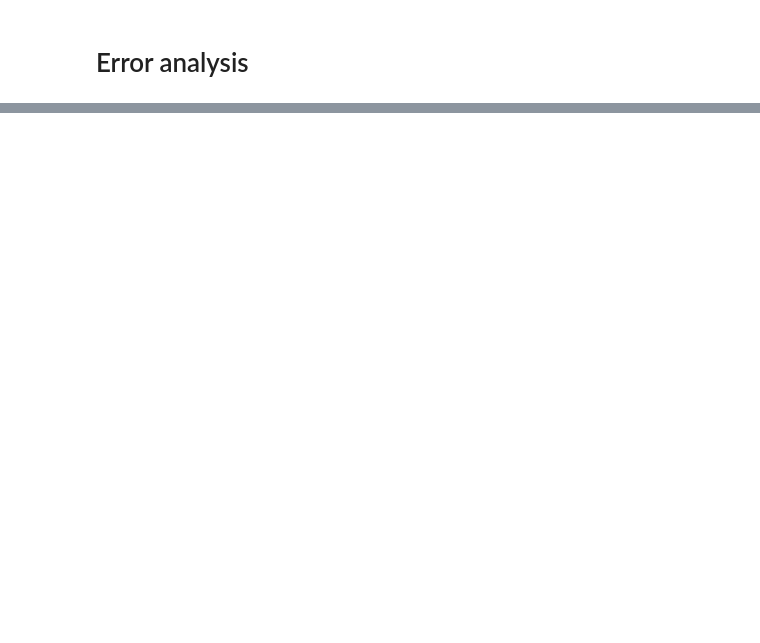
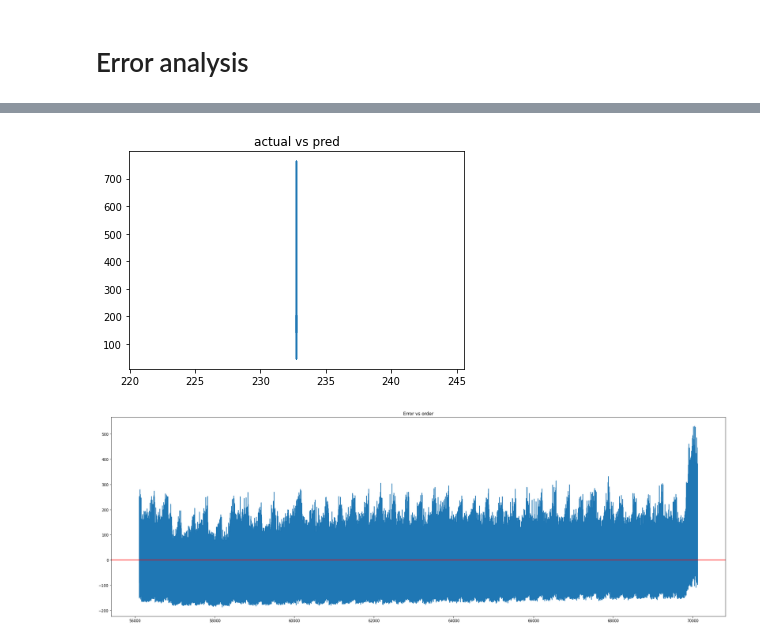
Before and after one commit to nayefahmad/kaggle-tabular-playground, a Jupyter notebook: 01-eda.ipynb, the cells around one changed output, grey strips where cells are left out. Drawn from its saved outputs; the diff is of its cells as text; code cells hidden in the pictures; blank space fills up the shorter version.

```diff
--- a/01-eda.ipynb
+++ b/01-eda.ipynb
@@ -270,3 +296,12 @@ models = {
+# %%
+models = {
+    1: (AvgLastNDays, {'last_x_days': 180}),
+    2: (AvgLastNDays, {'last_x_days': 60}),
+    3: (AvgLastNDays, {'last_x_days': len(df_train)}),
+    4: (AvgLastNDays, {'last_x_days': 14}),
+    5: (AvgLastNDays, {'last_x_days': 1}),
+
+}
 # %% [markdown]
 # Training
 # %%
@@ -298,0 +361,23 @@ AttributeError: 'Series' object has no attribute 'predict'
+# %%
+model_num = 2
+
+fig, ax = plt.subplots()
+ax.plot(preds[model_num], df_validate['num_sold'])
+ax.set_title('actual vs pred')
+plt.show()
+
+
+errors = df_validate['num_sold'] - preds[model_num]
+
+plot_subset = False
+if plot_subset:
+    errors = errors.tail(50)
+
+fig, ax = plt.subplots(figsize=(30,10))
+ax.plot(errors)
+ax.set_title('Error vs order')
+ax.axhline(y=0, color='red')
+plt.show()
+# %% [output]
+[figure, added]
+[figure, added]
```
Also changed, not shown: parts of 17 cells of this notebook.
